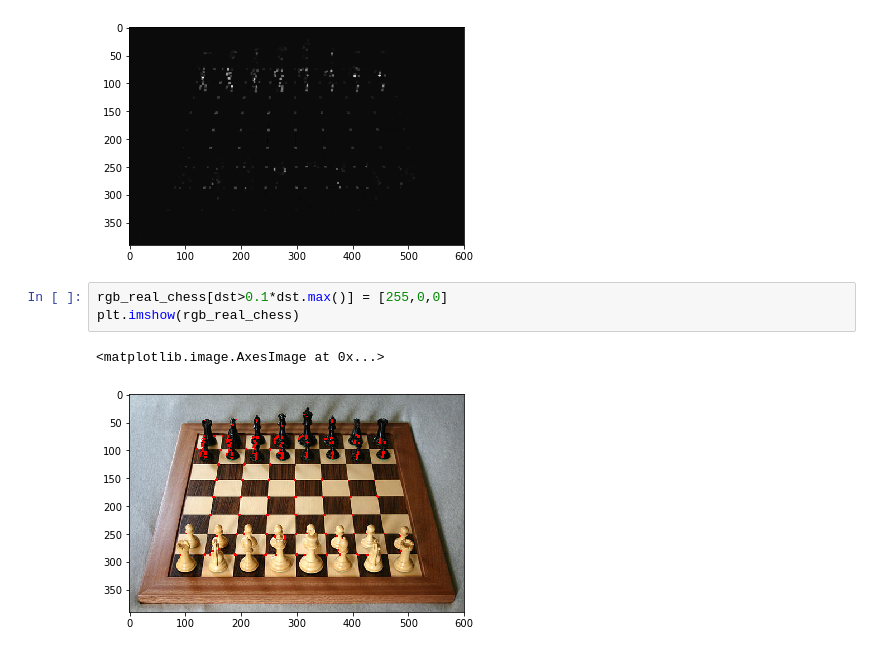
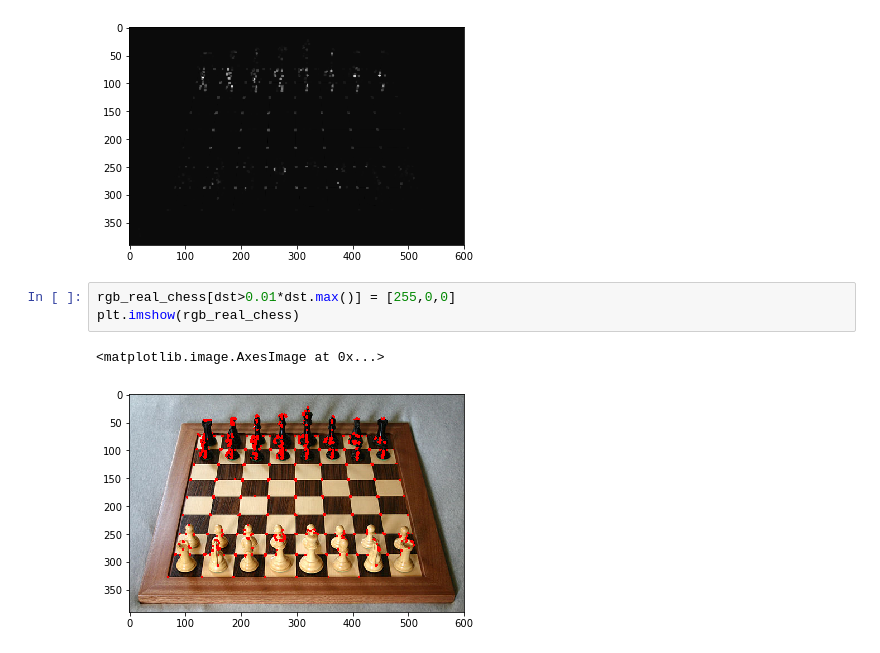
Before and after one commit to Nobobi-Hasan/Computer-Vision, a Jupyter notebook: 18_Corner Detection.ipynb, the cells around one changed output. Drawn from its saved outputs; the diff is of its cells as text.

```diff
--- a/18_Corner Detection.ipynb
+++ b/18_Corner Detection.ipynb
@@ -84,8 +84,8 @@ plt.imshow(dst, cmap='gray')
 <matplotlib.image.AxesImage at 0x...>
 [figure]
 # %%
-rgb_real_chess[dst>0.1*dst.max()] = [255,0,0]
+rgb_real_chess[dst>0.01*dst.max()] = [255,0,0]
 plt.imshow(rgb_real_chess)
 # %% [output]
 <matplotlib.image.AxesImage at 0x...>
-[figure, old version]
+[figure, new version]
```
